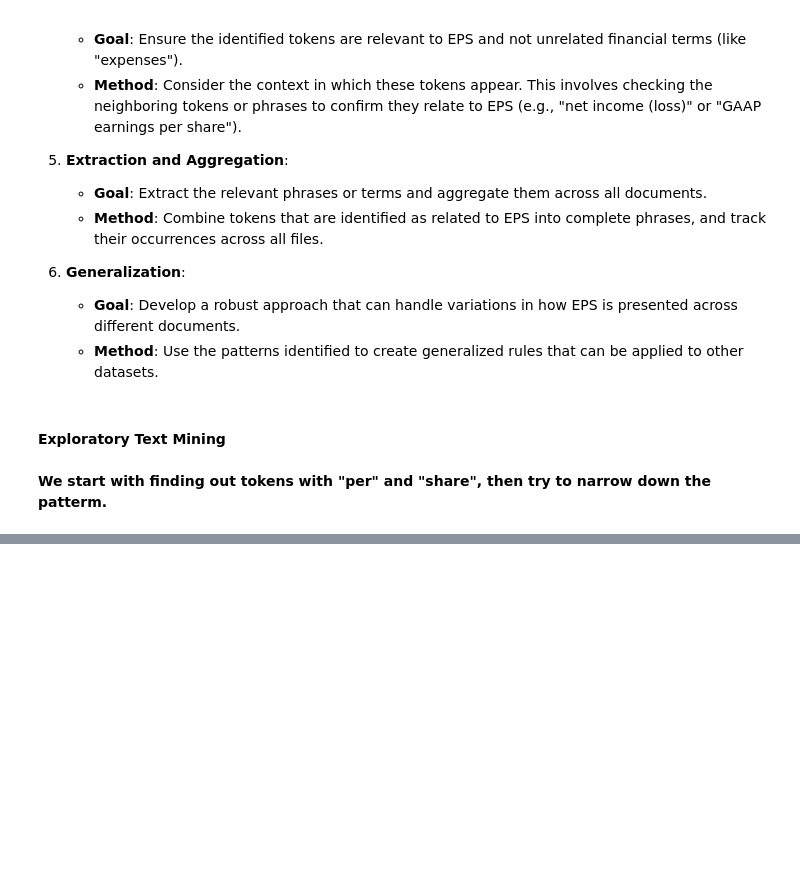
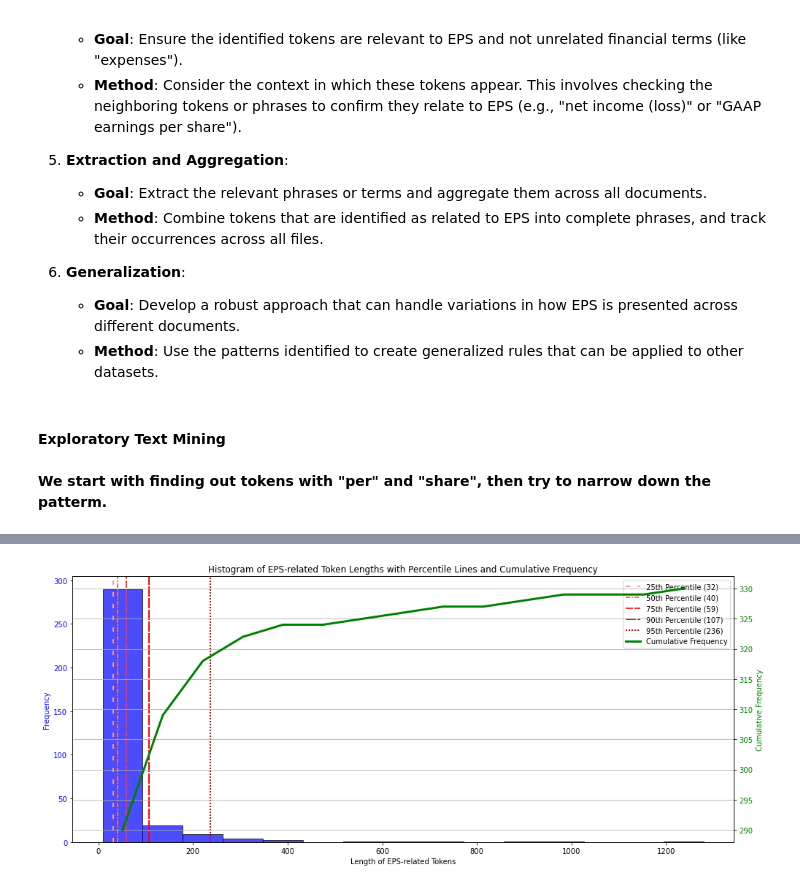
Before and after one commit to BBHarbinger/EPS_Paser, a Jupyter notebook: main.ipynb, the cells around one changed output, grey strips where cells are left out. Saved outputs shown, nothing was run; the diff lists cells and outputs as text; code cells hidden in the pictures; blank space fills up the shorter version.

```diff
--- a/main.ipynb
+++ b/main.ipynb
@@ -245,0 +265,54 @@ EPS-related Phrases:
+# %%
+token_lengths = []
+
+# Calculate the length of each phrase and store it in the list
+for eps_set in eps_data.values():
+    for phrase in eps_set:
+        token_lengths.append(len(phrase))
+# %%
+import numpy as np
+import matplotlib.pyplot as plt
+
+# Calculate the percentiles
+percentiles = [25, 50, 75, 90, 95]
+percentile_values = np.percentile(token_lengths, percentiles)
+
+# Create the histogram and cumulative frequency
+hist, bins = np.histogram(token_lengths, bins=15)
+bin_centers = 0.5 * (bins[:-1] + bins[1:])
+cumulative_freq = np.cumsum(hist)
+
+# Define different line styles and colors for each percentile
+line_styles = [(0, (3, 5)), (0, (3, 1, 1, 1)), (0, (5, 1)), (0, (7, 1)), (0, (1, 1))]
+colors = ['#ff9999', '#ff6666', '#ff3333', '#ff0000', '#cc0000']
+
+# Create the figure and the first y-axis for the histogram
+fig, ax1 = plt.subplots(figsize=(14, 6))
+
+ax1.bar(bin_centers, hist, width=bins[1] - bins[0], color='blue', alpha=0.7, edgecolor='black')
+ax1.set_xlabel("Length of EPS-related Tokens")
+ax1.set_ylabel("Frequency", color='blue')
+ax1.tick_params(axis='y', labelcolor='blue')
+
+# Plot percentile lines with different line styles and colors
+for perc, value, style, color in zip(percentiles, percentile_values, line_styles, colors):
+    ax1.axvline(value, color=color, linestyle=style, linewidth=2, label=f'{perc}th Percentile ({int(value)})')
+
+# Create a secondary y-axis for the cumulative frequency
+ax2 = ax1.twinx()
+ax2.plot(bin_centers, cumulative_freq, color='green', linestyle='-', linewidth=3, label="Cumulative Frequency")
+ax2.set_ylabel("Cumulative Frequency", color='green')
+ax2.tick_params(axis='y', labelcolor='green')
+
+# Add a legend and move it to the top right
+lines, labels = ax1.get_legend_handles_labels()
+lines2, labels2 = ax2.get_legend_handles_labels()
+ax1.legend(lines + lines2, labels + labels2, loc='upper right')
+
+plt.title("Histogram of EPS-related Token Lengths with Percentile Lines and Cumulative Frequency")
+
+fig.tight_layout()  # Adjust the layout to accommodate both y-axes
+plt.grid(True)
+plt.show()
+# %% [output]
+[figure, added]
```
Also changed, not shown: parts of 4 cells of this notebook, 2 other files.
